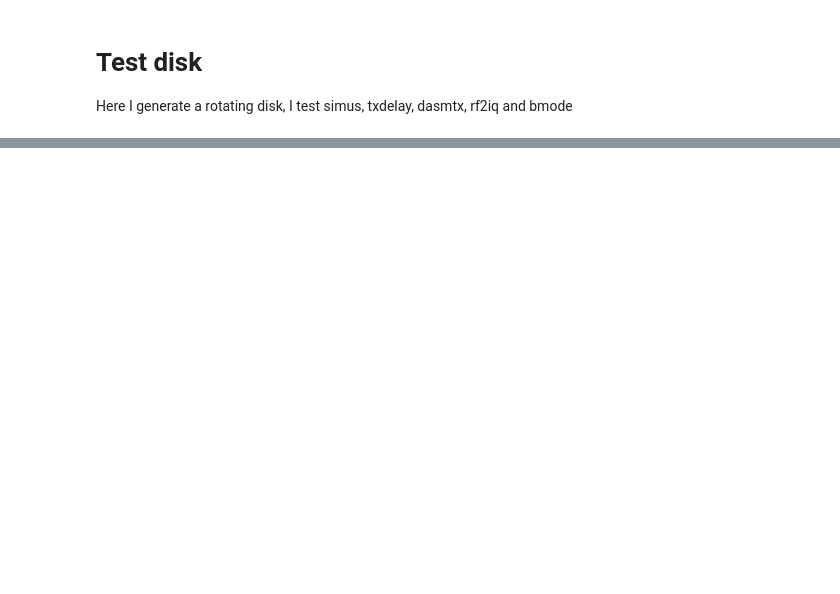
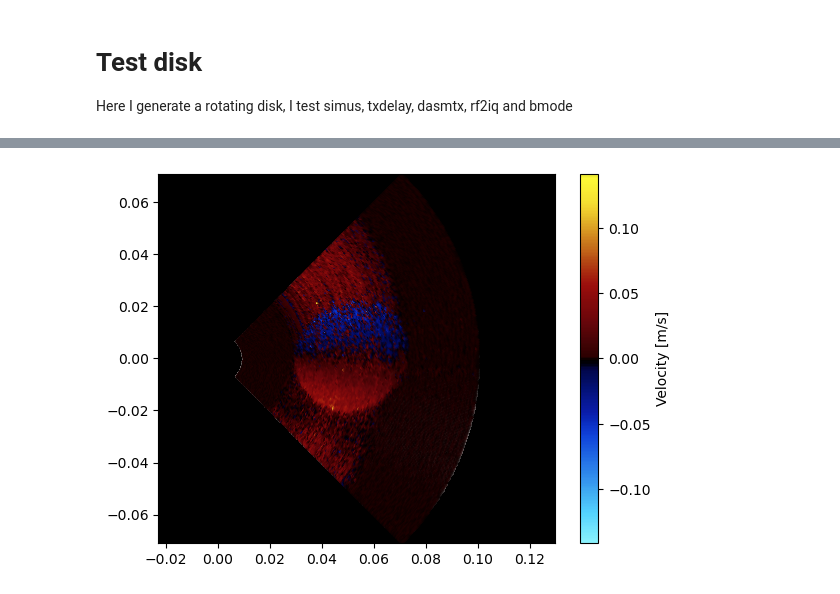
Before and after one commit to creatis-ULTIM/PyMUST, a Jupyter notebook: examples/rotatingDiskVelocitySynthetic.ipynb, the cells around one changed output, grey strips where cells are left out. Saved outputs shown, nothing was run; the diff lists cells and outputs as text; code cells hidden in the pictures; blank space fills up the shorter version.

```diff
--- a/examples/rotatingDiskVelocitySynthetic.ipynb
+++ b/examples/rotatingDiskVelocitySynthetic.ipynb
@@ -114,0 +124,13 @@ plt.savefig('carte_polar.png')
+# %%
+plt.pcolormesh(z, x , b,edgecolors='face', cmap = 'gray')
+plt.axis('equal')
+
+cm = plt.pcolormesh(z, x , doppler_vel,edgecolors='face', cmap = pymust.getDopplerColorMap().cmap, alpha = doppler_var/np.max(doppler_var), vmin = -VN, vmax = VN)
+ax.set_facecolor('black')
+#ec='face' to avoid annoying gridding in pdf
+cbar = plt.colorbar(cm)
+cbar.ax.set_ylabel('Velocity [m/s]')
+ax = plt.gca()
+ax.set_facecolor('black')
+# %% [output]
+[figure, added]
```
Also changed, not shown: parts of 9 cells of this notebook, 9 other files.
